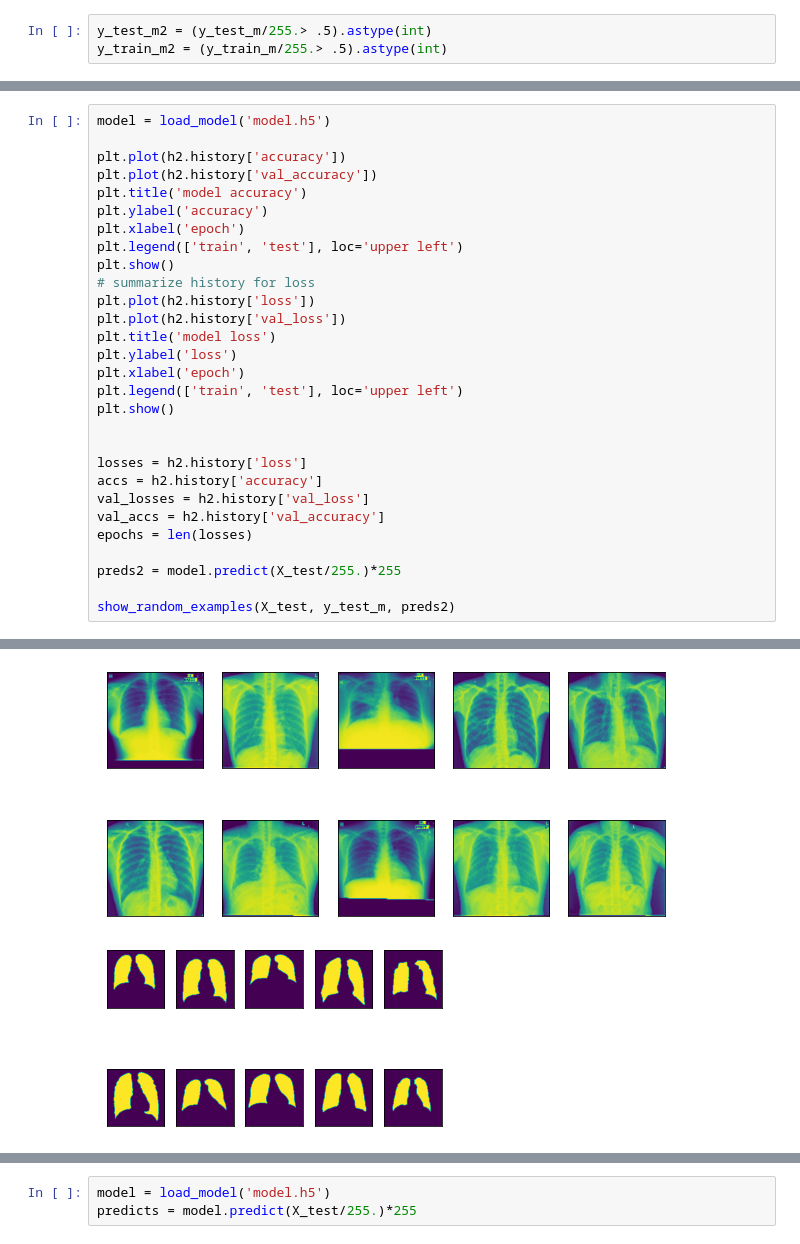
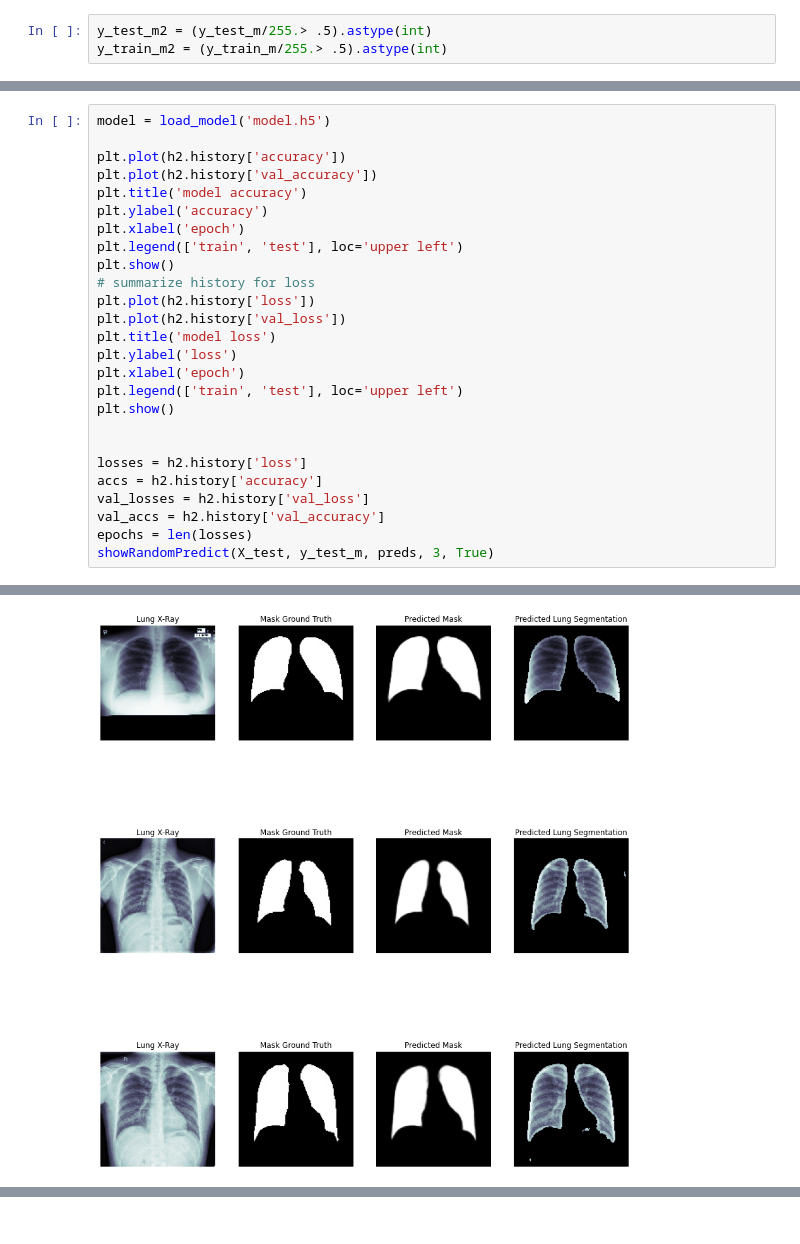
Before and after one commit to TevfikaTuran/LungClassifier, a Jupyter notebook: createMask.ipynb, the cells around one changed output, grey strips where cells are left out. Saved outputs shown, nothing was run; the diff lists cells and outputs as text.

```diff
--- a/createMask.ipynb
+++ b/createMask.ipynb
@@ -332,8 +286,5 @@ accs = h2.history['accuracy']
 val_losses = h2.history['val_loss']
 val_accs = h2.history['val_accuracy']
 epochs = len(losses)
-
-preds2 = model.predict(X_test/255.)*255
-
-show_random_examples(X_test, y_test_m, preds2)
+showRandomPredict(X_test, y_test_m, preds, 3, True)
 # %% [output]
@@ -342,2 +293 @@ show_random_examples(X_test, y_test_m, preds2)
-[figure, old version]
+[figure, new version]
-[figure, removed]
@@ -345,3 +293,0 @@ show_random_examples(X_test, y_test_m, preds2)
-# %%
-model = load_model('model.h5')
-predicts = model.predict(X_test/255.)*255
```
Also changed, not shown: parts of 12 cells of this notebook.
